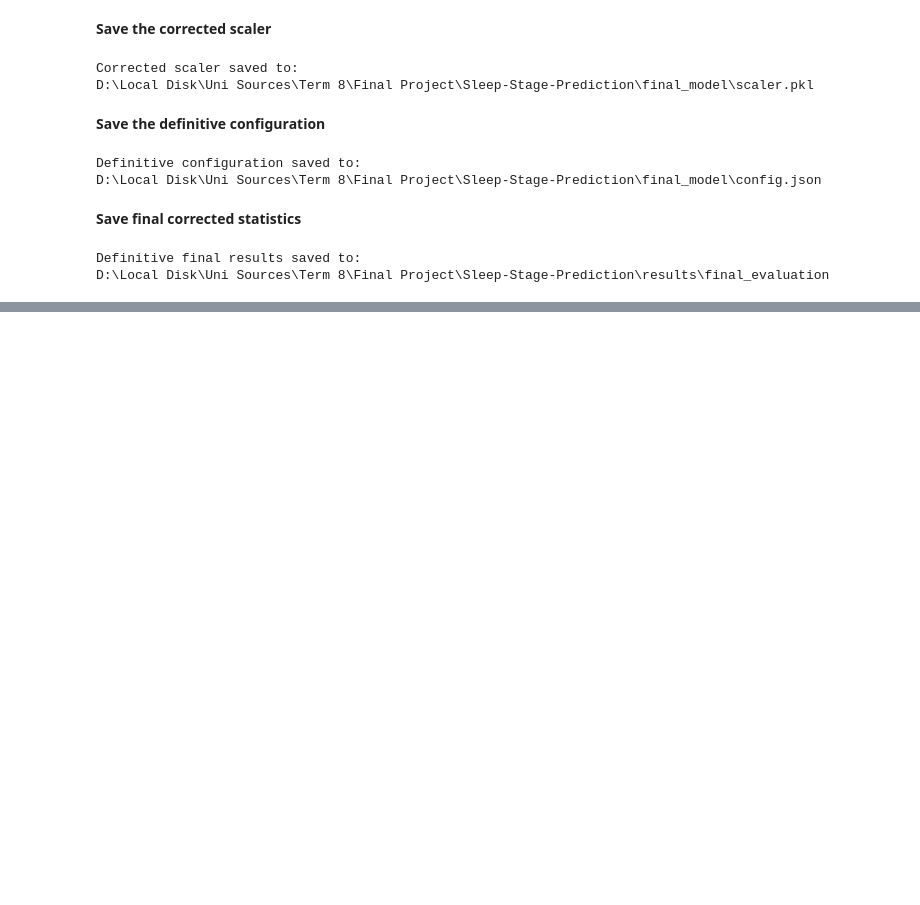
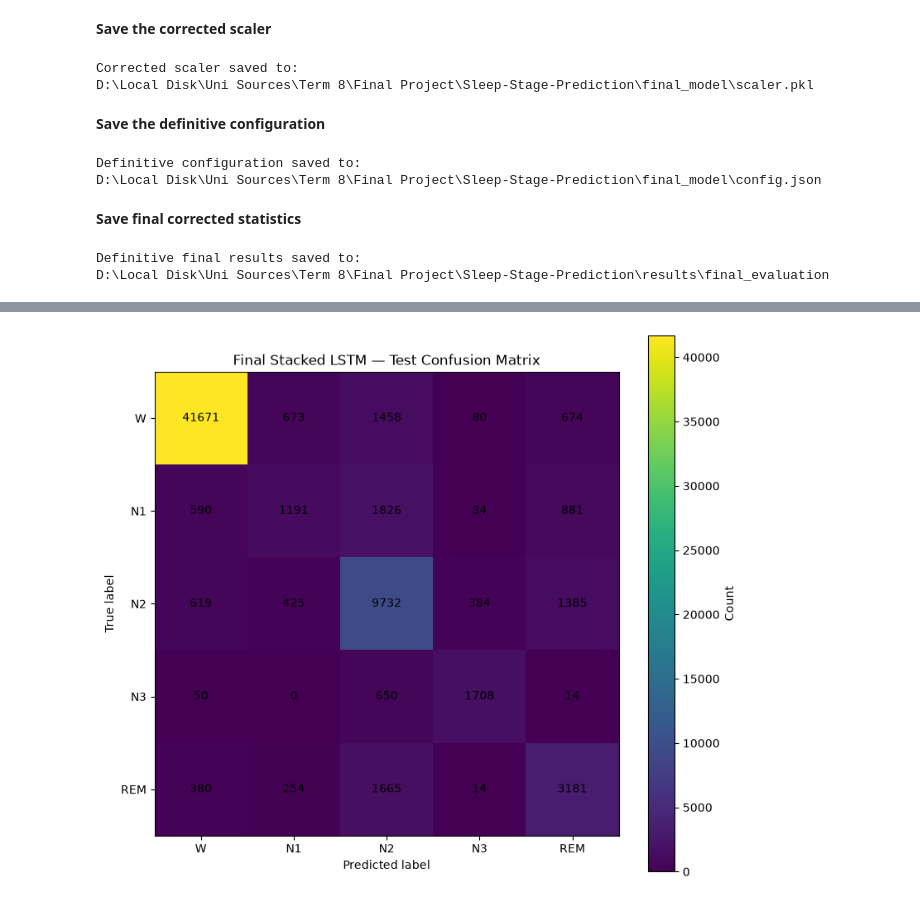
Before and after one commit to ThePral/Sleep-Stage-Prediction, a Jupyter notebook: notebooks/06_participant_split_model.ipynb, the cells around one changed output, grey strips where cells are left out. Drawn from its saved outputs; the diff is of its cells as text; code cells hidden in the pictures; blank space fills up the shorter version.

```diff
--- a/notebooks/06_participant_split_model.ipynb
+++ b/notebooks/06_participant_split_model.ipynb
@@ -3797,0 +4593,94 @@ D:\Local Disk\Uni Sources\Term 8\Final Project\Sleep-Stage-Prediction\results\fi
+# %%
+from sklearn.metrics import confusion_matrix
+import matplotlib.pyplot as plt
+
+
+canonical_probabilities = (
+    corrected_model_42.predict(
+        X_test_best,
+        batch_size=FINAL_BATCH_SIZE,
+        verbose=0,
+    )
+)
+
+canonical_predictions = np.argmax(
+    canonical_probabilities,
+    axis=1,
+)
+
+canonical_confusion_matrix = (
+    confusion_matrix(
+        y_test_best,
+        canonical_predictions,
+    )
+)
+
+print(
+    canonical_confusion_matrix
+)
+
+
+fig, ax = plt.subplots(
+    figsize=(8, 7)
+)
+
+im = ax.imshow(
+    canonical_confusion_matrix,
+)
+
+ax.set_xticks(
+    range(len(CLASS_NAMES))
+)
+
+ax.set_yticks(
+    range(len(CLASS_NAMES))
+)
+
+ax.set_xticklabels(
+    CLASS_NAMES
+)
+
+ax.set_yticklabels(
+    CLASS_NAMES
+)
+
+ax.set_xlabel(
+    "Predicted label"
+)
+
+ax.set_ylabel(
+    "True label"
+)
+
+ax.set_title(
+    "Final Stacked LSTM — Test Confusion Matrix"
+)
+
+for i in range(
+    len(CLASS_NAMES)
+):
+
+    for j in range(
+        len(CLASS_NAMES)
+    ):
+
+        ax.text(
+            j,
+            i,
+            canonical_confusion_matrix[
+                i,
+                j,
+            ],
+            ha="center",
+            va="center",
+        )
+
+plt.colorbar(
+    im,
+    ax=ax,
+    label="Count",
+)
+
+plt.tight_layout()
+plt.show()
+# %% [output]
@@ -3797,0 +4692 @@ D:\Local Disk\Uni Sources\Term 8\Final Project\Sleep-Stage-Prediction\results\fi
+[figure, added]
```
Also changed, not shown: parts of 34 cells of this notebook, 14 other files.
